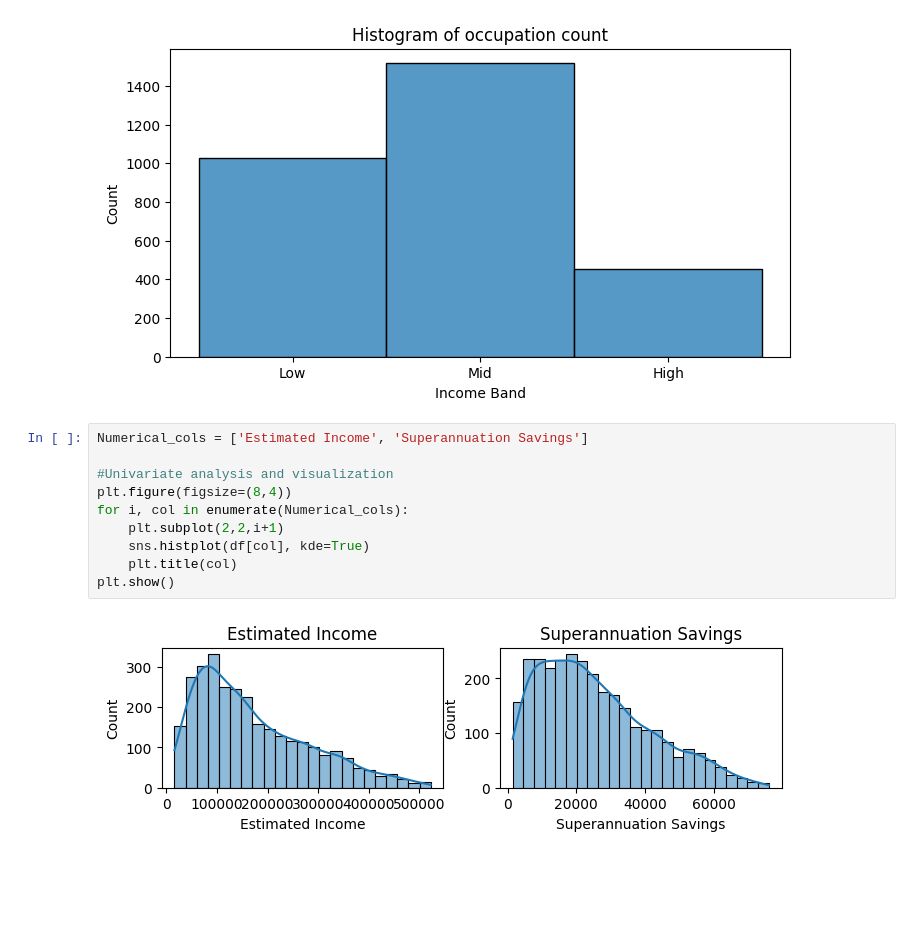
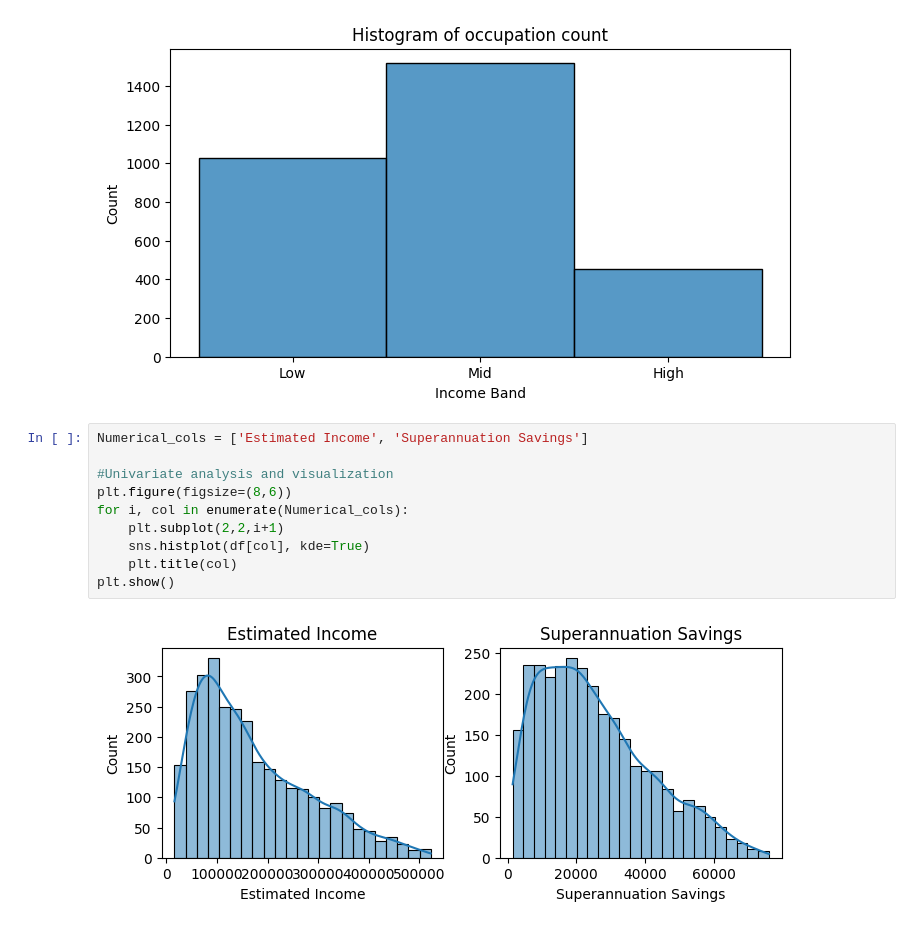
Before and after one commit to Gaurav2807/Banking-Project, a Jupyter notebook: Banking EDA.ipynb, the cells around one changed output. Saved outputs shown, nothing was run; the diff lists cells and outputs as text; blank space fills up the shorter version.

```diff
--- a/Banking EDA.ipynb
+++ b/Banking EDA.ipynb
@@ -202,12 +202,12 @@ for col in categorical_cols:
 # %%
 Numerical_cols = ['Estimated Income', 'Superannuation Savings']
 
 #Univariate analysis and visualization
-plt.figure(figsize=(8,4))
+plt.figure(figsize=(8,6))
 for i, col in enumerate(Numerical_cols):
     plt.subplot(2,2,i+1)
     sns.histplot(df[col], kde=True)
     plt.title(col)
 plt.show()
 # %% [output]
-[figure, old version]
+[figure, new version]
```
